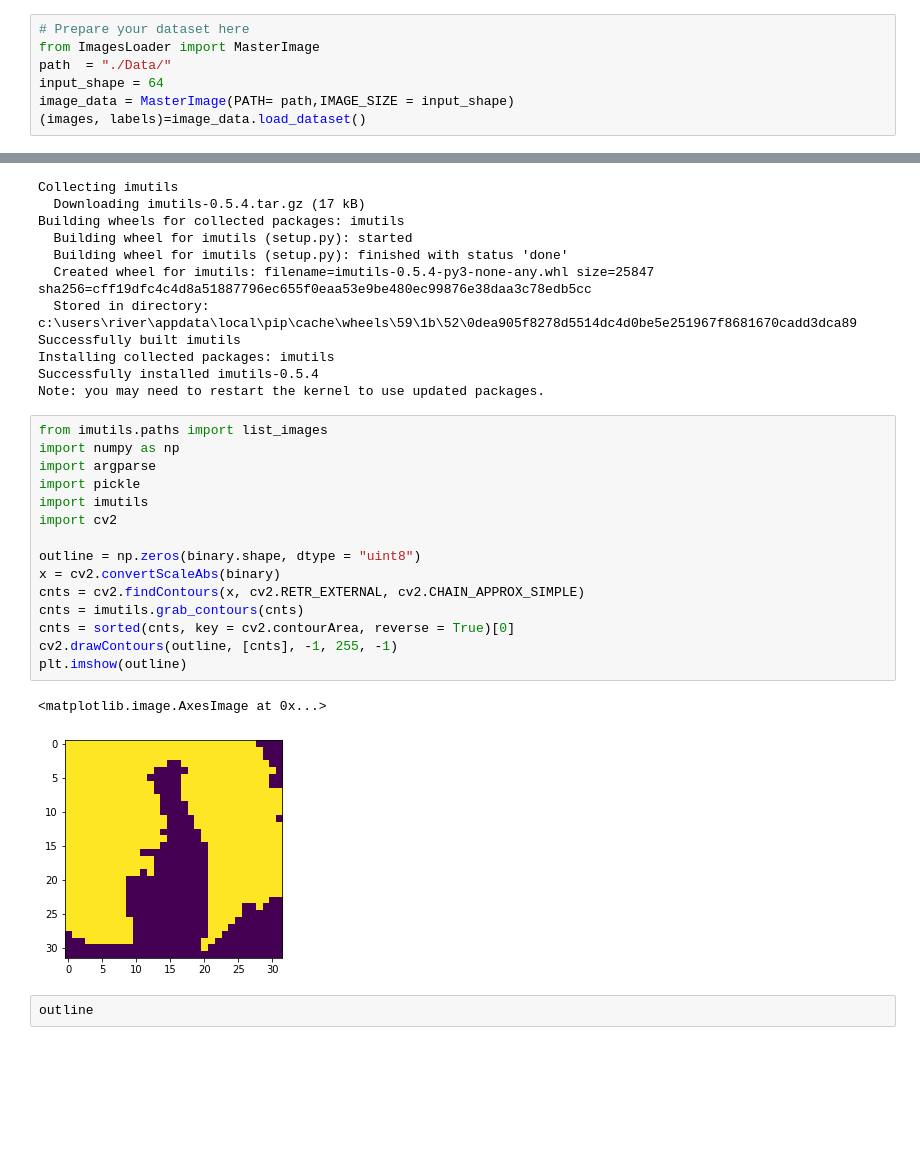
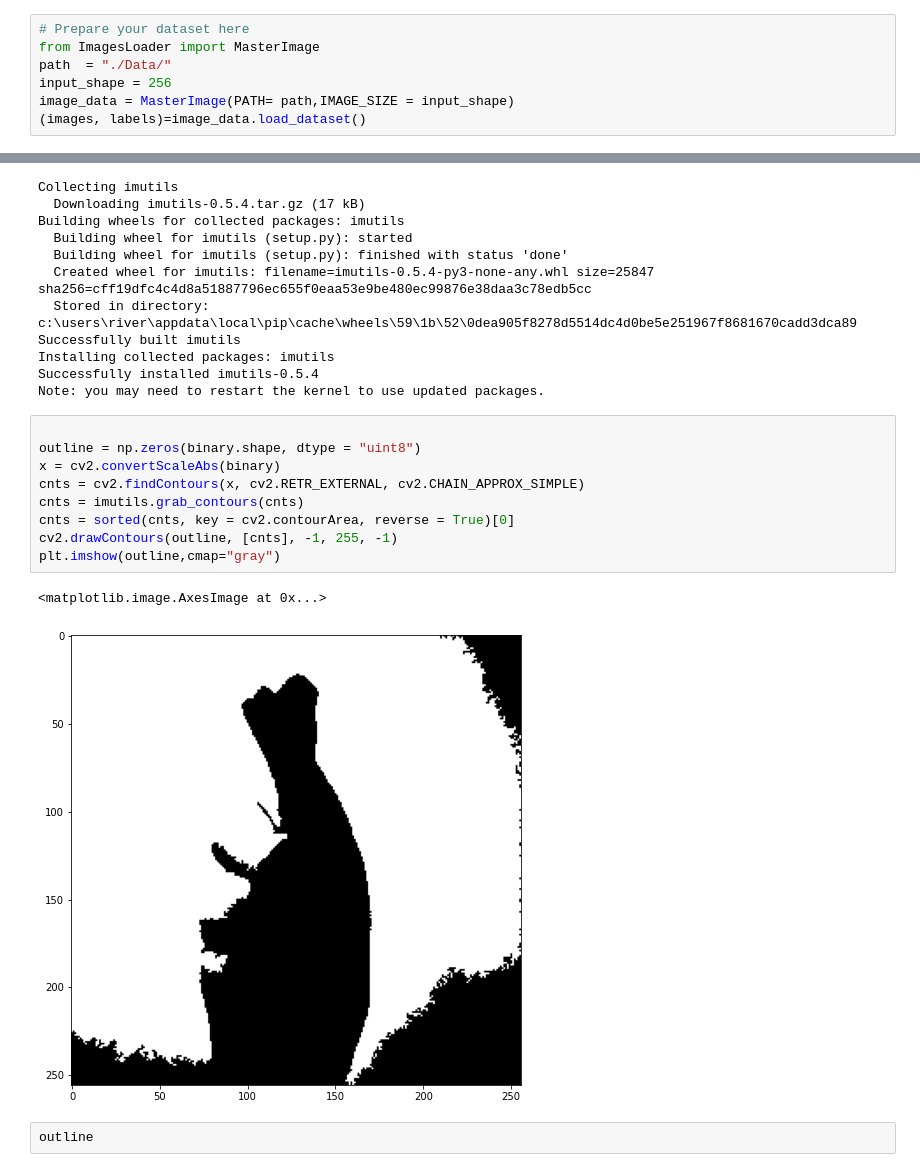
Before and after one commit to Sa2a/CV_Hand_Gestures, a Jupyter notebook: Hand Numbers Classification.ipynb, the cells around one changed output, grey strips where cells are left out. Cells and saved outputs as stored; diff of their text form; blank space fills up the shorter version.

```diff
--- a/Hand Numbers Classification.ipynb
+++ b/Hand Numbers Classification.ipynb
@@ -13,7 +31,7 @@ reference:https://medium.com/analytics-vidhya/how-to-load-any-image-dataset-in-p
 # Prepare your dataset here
 from ImagesLoader import MasterImage
 path  = "./Data/"
-input_shape = 64
+input_shape = 256
 image_data = MasterImage(PATH= path,IMAGE_SIZE = input_shape)
 (images, labels)=image_data.load_dataset()
 # %% [output]
@@ -256,23 +261,17 @@ Installing collected packages: imutils
 Successfully installed imutils-0.5.4
 Note: you may need to restart the kernel to use updated packages.
 # %%
-from imutils.paths import list_images
-import numpy as np
-import argparse
-import pickle
-import imutils
-import cv2
 
 outline = np.zeros(binary.shape, dtype = "uint8")
 x = cv2.convertScaleAbs(binary)
 cnts = cv2.findContours(x, cv2.RETR_EXTERNAL, cv2.CHAIN_APPROX_SIMPLE)
 cnts = imutils.grab_contours(cnts)
 cnts = sorted(cnts, key = cv2.contourArea, reverse = True)[0]
 cv2.drawContours(outline, [cnts], -1, 255, -1)
-plt.imshow(outline)
+plt.imshow(outline,cmap="gray")
 # %% [output]
 <matplotlib.image.AxesImage at 0x...>
-[figure, old version]
+[figure, new version]
 # %%
 outline
 # %% [output]
```
Also changed, not shown: parts of 37 cells of this notebook, 1 other file.
